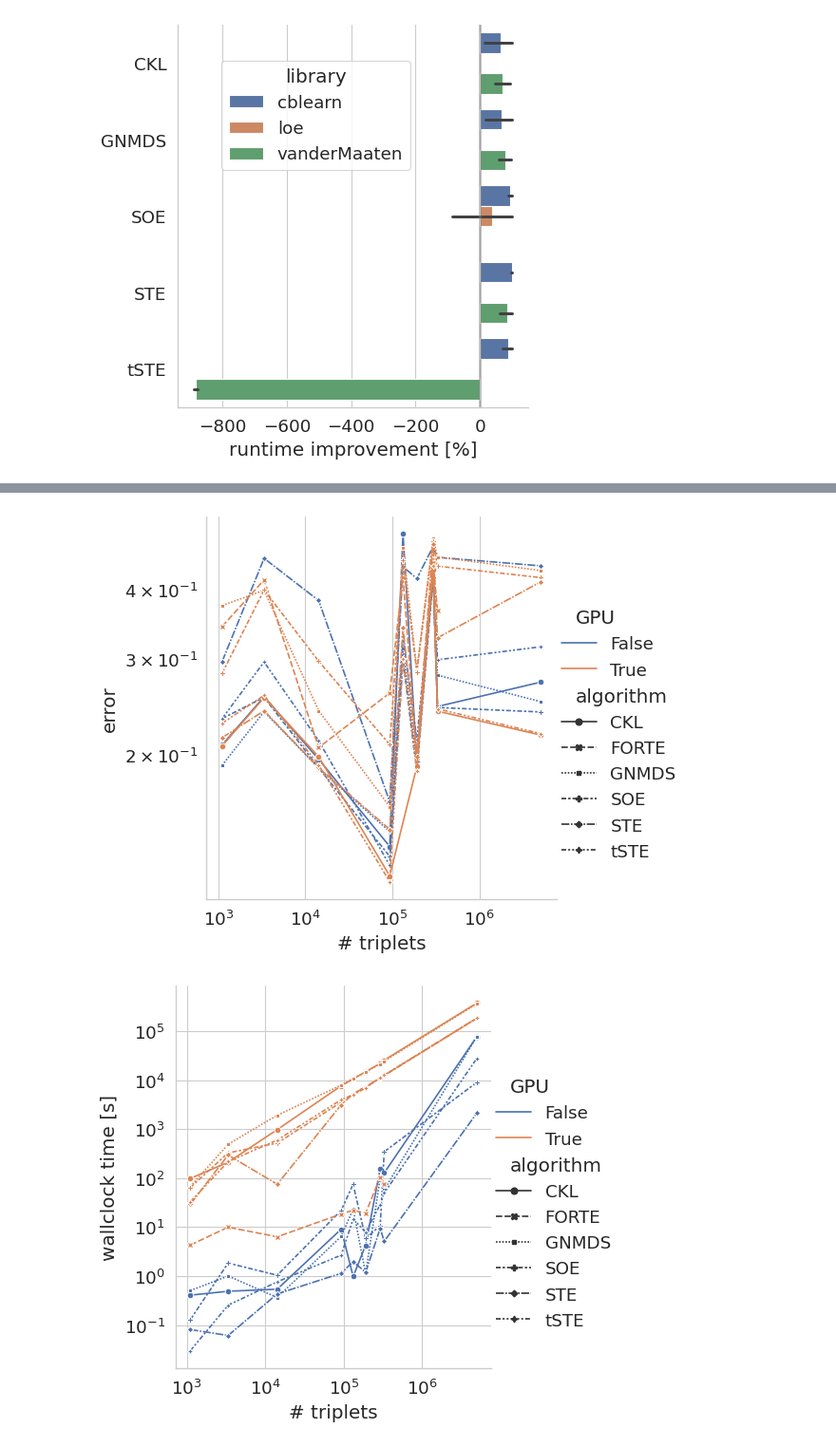
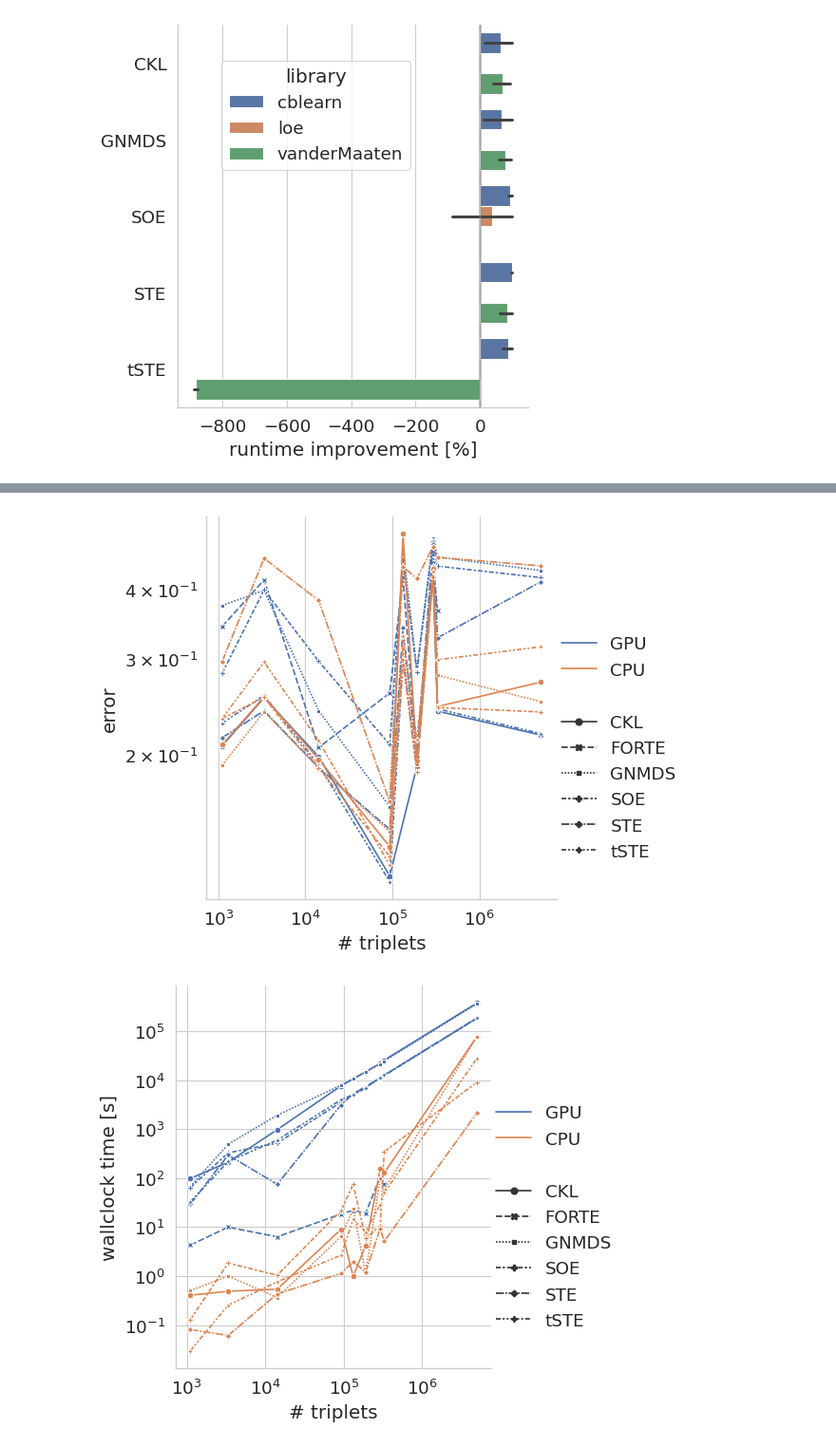
Before and after one commit to cblearn/cblearn-benchmark, a Jupyter notebook: scripts/plot_results.ipynb, the cells around one changed output, grey strips where cells are left out. Shown: that part at 95% size. Saved outputs shown, nothing was run; the diff lists cells and outputs as text; code cells hidden in the pictures.

```diff
--- a/scripts/plot_results.ipynb
+++ b/scripts/plot_results.ipynb
@@ -90,6 +90,7 @@ skip ../results/python_CKL-GPU_musician_1680248480.json because embedding contai
 # %%
 results['is_gpu'] = results.algorithm.str.endswith('-GPU')
 results['algorithm'] = results.algorithm.str.replace('-GPU', '')
+results['proc'] = results.is_gpu.map({True: 'GPU', False: 'CPU'})
 results
 # %% [output]
 |  | dataset | library | algorithm | loss | cpu_time | _row | error | name | train_triplets | n_objects | ... |
@@ -233,14 +234,14 @@ fg.savefig(plot_dir / f'deltatime-per-algorithm_library.png')
 # %%
 df = results[results.algorithm.isin(['SOE', 'SOE-GPU', 'STE', 'STE-GPU', 'tSTE', 'tSTE-GPU', 'CKL', 'CKL-GPU', 'GNMDS', 'GNMDS-GPU'])]
 df = df[df.library == 'cblearn'].copy(deep=True).sort_values('algorithm')
-fg = plot_error_improvement(df, y='error', hue='is_gpu', groupby=['dataset'])
-fg.legend.set_title('GPU')
+fg = plot_error_improvement(df, y='error', hue='proc', groupby=['dataset'])
+fg.legend.set_title('')
 fg.savefig(plot_dir / f'deltaerror-per-algorithm_gpu.pdf')
 fg.savefig(plot_dir / f'deltaerror-per-algorithm_gpu.png')
 plt.show()
 
-fg = plot_time_improvement(df, y='cpu_time', hue='is_gpu', kind='bar', groupby=['dataset'])
-fg.legend.set_title('GPU')
+fg = plot_time_improvement(df, y='cpu_time', hue='proc', kind='bar', groupby=['dataset'])
+fg.legend.set_title('')
 fg.savefig(plot_dir / f'deltatime-per-algorithm_gpu.pdf')
 fg.savefig(plot_dir / f'deltatime-per-algorithm_gpu.png')
 # %% [output]
@@ -259,14 +260,19 @@ def plot_error(results, y='error', **kwargs):
 
 
 fg = plot_runtime(results.query('library == "cblearn" and not is_gpu'), hue='algorithm', style='algorithm')
+fg.legend.set_title("")
 fg.savefig(plot_dir / f'time-per-triplets_cblearn.pdf')
 fg.savefig(plot_dir / f'time-per-triplets_cblearn.png')
 
-fg = plot_error(results.query('library == "cblearn"').rename(columns={'is_gpu': 'GPU'}), hue='GPU', style='algorithm')
+fg = plot_error(results.query('library == "cblearn"'), hue='proc', style='algorithm')
+fg.legend.texts[0].set_text('')
+fg.legend.texts[3].set_text('')
 fg.savefig(plot_dir / f'error-per-triplets_gpu.pdf')
 fg.savefig(plot_dir / f'error-per-triplets_gpu.png')
 
-fg = plot_runtime(results.query('library == "cblearn"').rename(columns={'is_gpu': 'GPU'}), hue='GPU', style='algorithm')
+fg = plot_runtime(results.query('library == "cblearn"'), hue='proc', style='algorithm')
+fg.legend.texts[0].set_text('')
+fg.legend.texts[3].set_text('')
 fg.savefig(plot_dir / f'time-per-triplets_gpu.pdf')
 fg.savefig(plot_dir / f'time-per-triplets_gpu.png')
 # %% [output]
@@ -274,2 +280,2 @@ fg.savefig(plot_dir / f'time-per-triplets_gpu.png')
-[figure, old version]
+[figure, new version]
-[figure, old version]
+[figure, new version]
```
Also changed, not shown: parts of 6 cells of this notebook, 26 other files.
